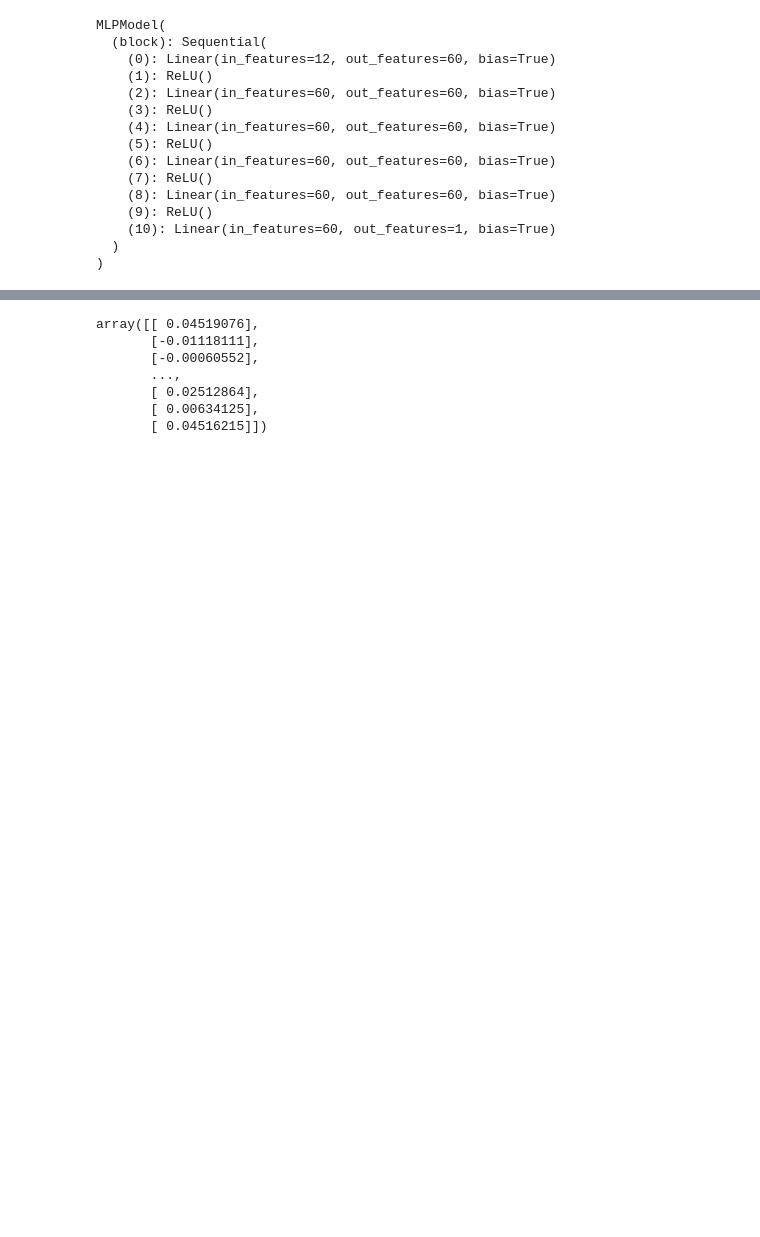
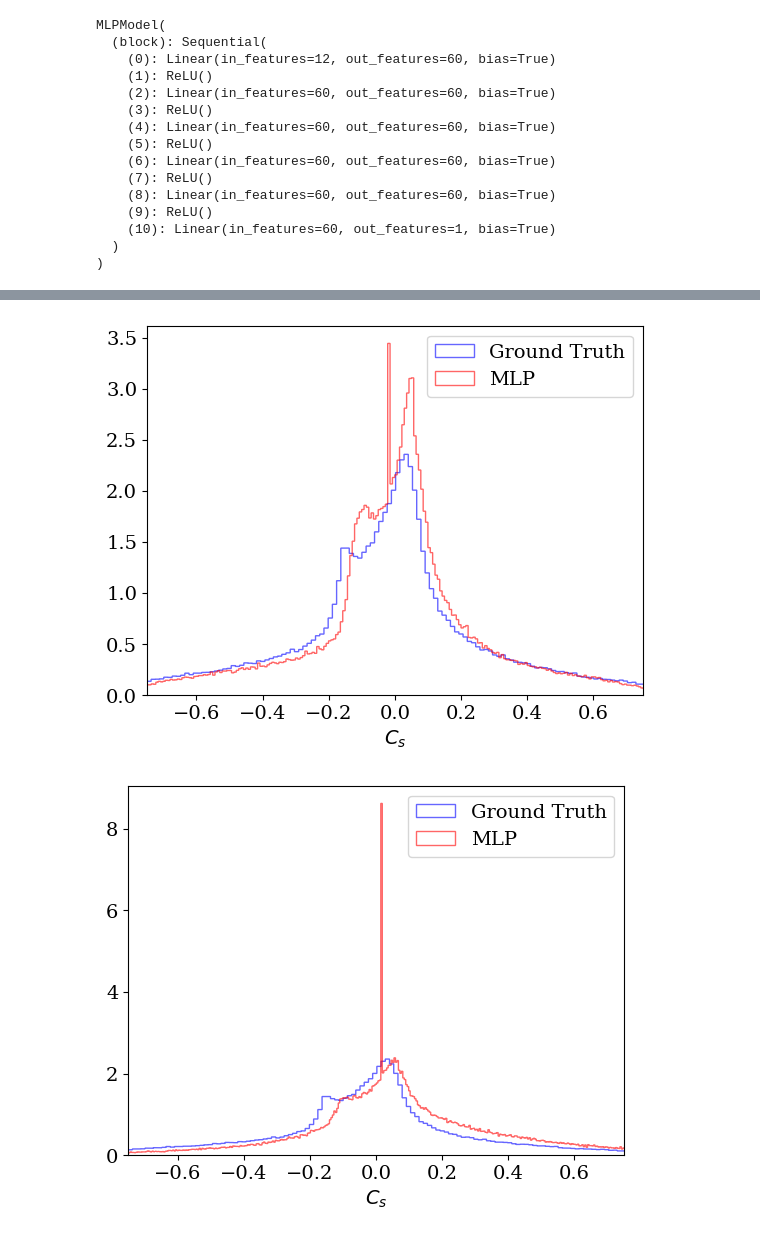
Before and after one commit to halimarefat/torchFOAM, a Jupyter notebook: JupyterLab/Analysis_unseen.ipynb, the cells around one changed output, grey strips where cells are left out. Saved outputs shown, nothing was run; the diff lists cells and outputs as text; code cells hidden in the pictures; blank space fills up the shorter version.

```diff
--- a/JupyterLab/Analysis_unseen.ipynb
+++ b/JupyterLab/Analysis_unseen.ipynb
@@ -184,13 +367,11 @@ pred.detach().numpy().shape
+# %%
+densityPlot(test_1[:,-1], pred_1.detach().numpy().squeeze(), path=f'../nnTraining/Results/{dt_name_1}_density_unseen.png')
+densityPlot(test_2[:,-1], pred_2.detach().numpy().squeeze(), path=f'../nnTraining/Results/{dt_name_2}_density_unseen.png')
+# %% [output]
+[figure, added]
+[figure, added]
 # %%
-pred.detach().numpy() * scale.values[0]
+coeff_determination(torch.from_numpy(test[:,-1][:40000]), pred[:40000])
-# %% [output]
-array([[ 0.04519076],
-       [-0.01118111],
-       [-0.00060552],
-       ...,
-       [ 0.02512864],
-       [ 0.00634125],
-       [ 0.04516215]])
 # %%
 plt.scatter(test[:,-1], pred.detach().numpy(), edgecolor='white', color='red')
 plt.plot([0, 0], [-100, 100], '--', color='#929591')
```
Also changed, not shown: parts of 32 cells of this notebook, 53 other files.
